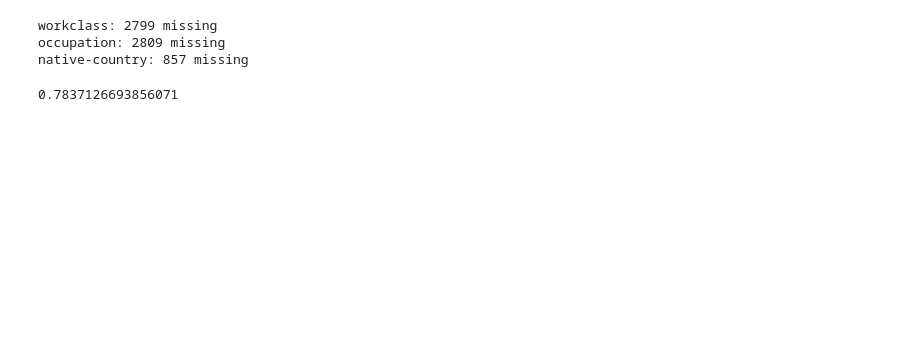
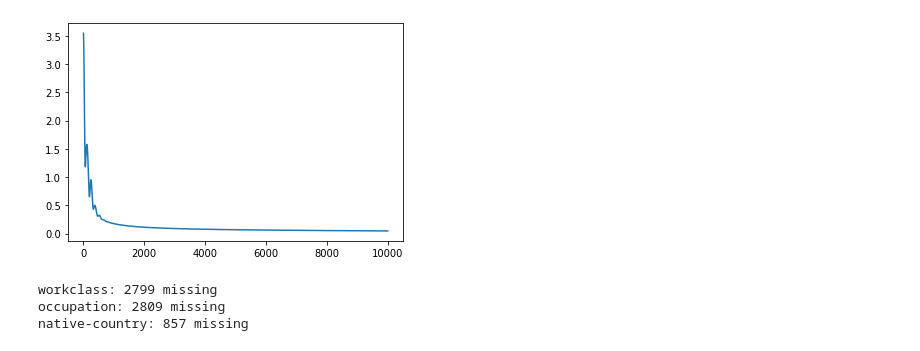
Before and after one commit to ingridxx/COMP551, a Jupyter notebook: Miniproject1/LogisticRegression.ipynb, the cells around one changed output. Saved outputs shown, nothing was run; the diff lists cells and outputs as text; code cells hidden in the pictures; blank space fills up the shorter version.

```diff
--- a/Miniproject1/LogisticRegression.ipynb
+++ b/Miniproject1/LogisticRegression.ipynb
@@ -110,3 +126,9 @@ print(log_reg.testing_accuracy)
+# %%
+plt.figure(101)
+plt.plot(log_reg.gradient_values)
+plt.show()
+# %% [output]
+[figure, added]
 # %%
 header = ['age','workclass','fnlwgt','education','education_num','marital-status','occupation','relationship','race','sex','capital-gain','capital-loss','hours-per-week','native-country','income']
 train_df = pd.read_csv('adult.data', names = header)
@@ -160,4 +193,0 @@ adult_log_reg = LogisticRegression(new_input, train_X = new_X_train_adult, train
-# %%
-print(adult_log_reg.testing_accuracy)
-# %% [output]
-0.7837126693856071
```
Also changed, not shown: parts of 8 cells of this notebook.
